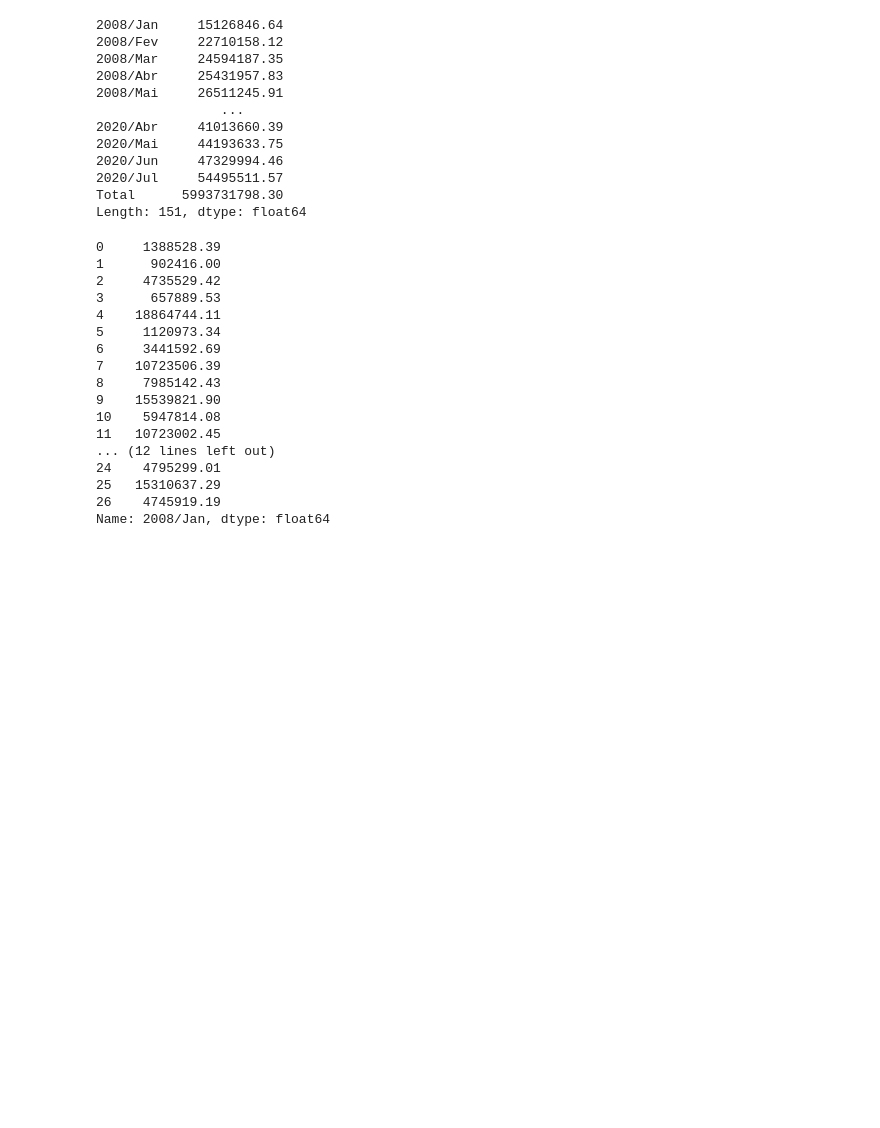
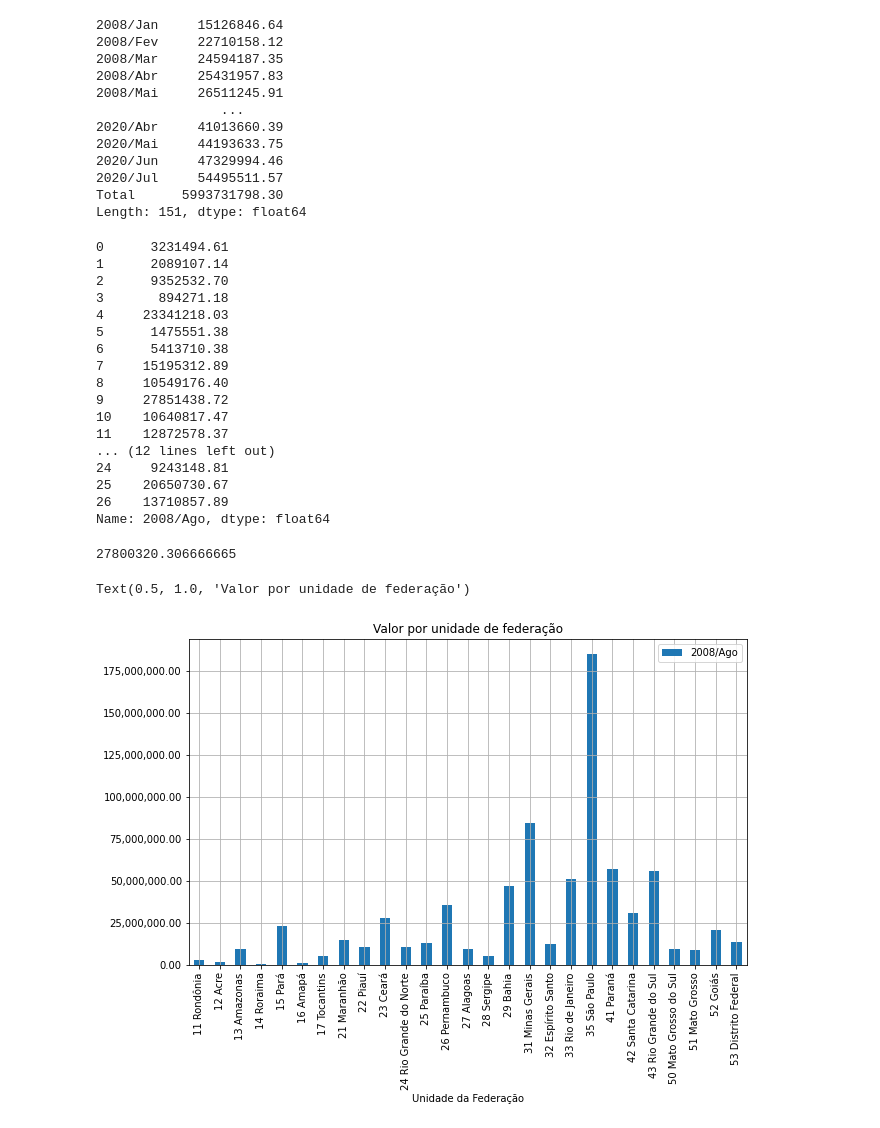
Before and after one commit to maikyramon/bootcamp, a Jupyter notebook: BootCampDataScienceAula1.ipynb, the cells around one changed output. Drawn from its saved outputs; the diff is of its cells as text; code cells hidden in the pictures; blank space fills up the shorter version.

Commit message:
Alterações Aula 1 Visualizações

```diff
--- a/BootCampDataScienceAula1.ipynb
+++ b/BootCampDataScienceAula1.ipynb
@@ -75,22 +85,34 @@ dados.mean()
 Total      5993731798.30
 Length: 151, dtype: float64
 # %%
-dados['2008/Jan']
+dados["2008/Ago"]
 # %% [output]
-0     1388528.39
-1      902416.00
-2     4735529.42
-3      657889.53
-4    18864744.11
-5     1120973.34
-6     3441592.69
-7    10723506.39
-8     7985142.43
-9    15539821.90
-10    5947814.08
-11   10723002.45
+0      3231494.61
+1      2089107.14
+2      9352532.70
+3       894271.18
+4     23341218.03
+5      1475551.38
+6      5413710.38
+7     15195312.89
+8     10549176.40
+9     27851438.72
+10    10640817.47
+11    12872578.37
 ... (12 lines left out)
-24    4795299.01
-25   15310637.29
-26    4745919.19
-Name: 2008/Jan, dtype: float64
+24     9243148.81
+25    20650730.67
+26    13710857.89
+Name: 2008/Ago, dtype: float64
+# %%
+dados["2008/Ago"].mean()
+# %% [output]
+27800320.306666665
+# %%
+ax = dados.plot(y="2008/Ago", x="Unidade da Federação", kind="bar", figsize=(10,6), grid=True)
+ax.yaxis.set_major_formatter(ticker.StrMethodFormatter("{x:,.2f}"))
+
+plt.title("Valor por unidade de federação")
+# %% [output]
+Text(0.5, 1.0, 'Valor por unidade de federação')
+[figure, added]
```
Also changed, not shown: parts of 3 cells of this notebook.
